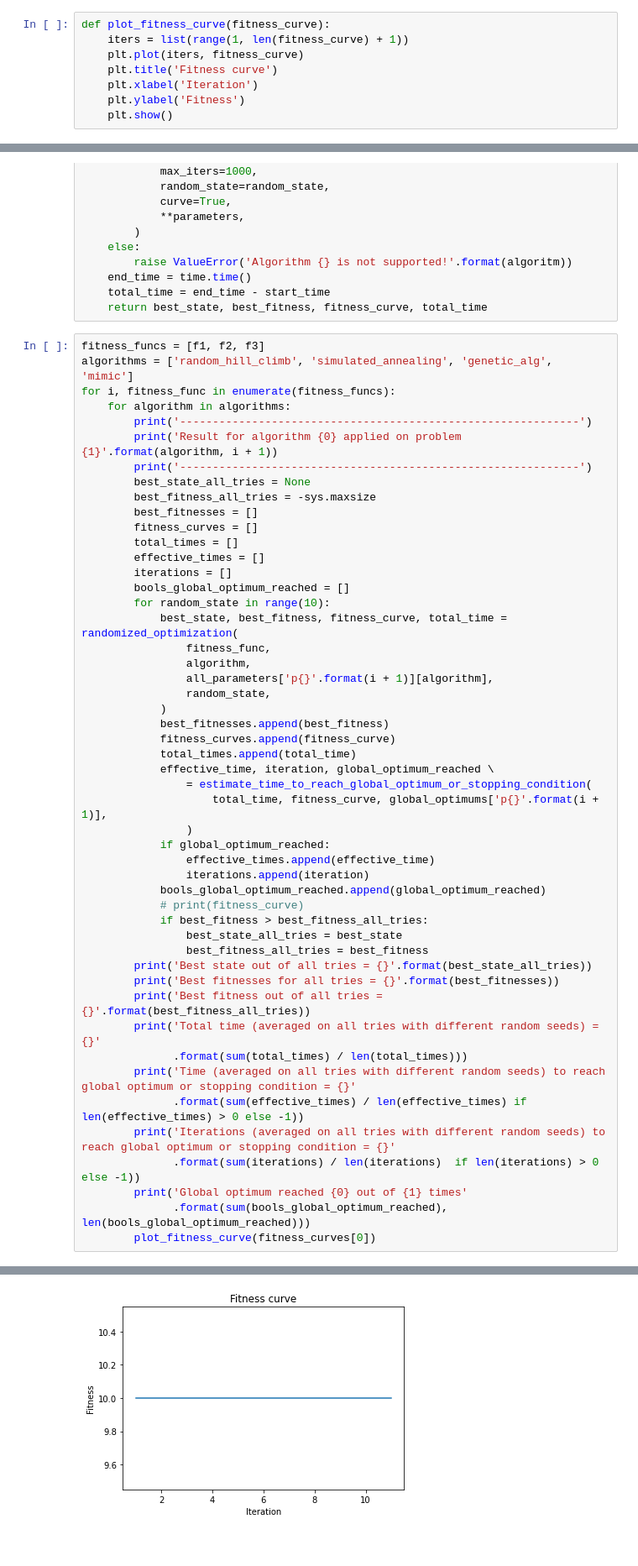
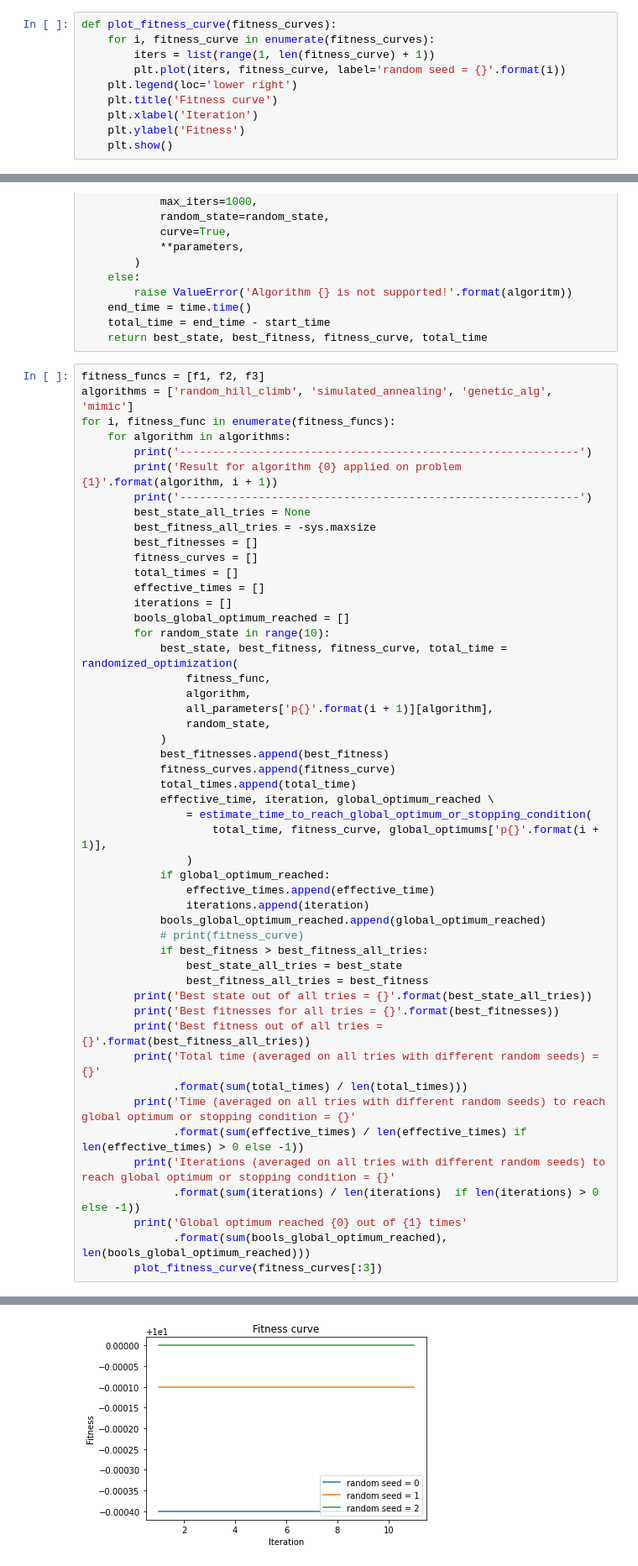
Before and after one commit to yujing1004/cs7641, a Jupyter notebook: assignment2/randomized_optimization.ipynb, the cells around one changed output, grey strips where cells are left out. Shown at 84% size. Cells and saved outputs as stored; diff of their text form.

Commit message:
PLot multiple lines for different random seeds

```diff
--- a/assignment2/randomized_optimization.ipynb
+++ b/assignment2/randomized_optimization.ipynb
@@ -119,9 +119,11 @@ f3 = mlrose.Knapsack(weights, values, max_weight_pct)
 # %% [markdown]
 ## Apply each algorithm on each problem
 # %%
-def plot_fitness_curve(fitness_curve):
-    iters = list(range(1, len(fitness_curve) + 1))
-    plt.plot(iters, fitness_curve)
+def plot_fitness_curve(fitness_curves):
+    for i, fitness_curve in enumerate(fitness_curves):
+        iters = list(range(1, len(fitness_curve) + 1))
+        plt.plot(iters, fitness_curve, label='random seed = {}'.format(i))
+    plt.legend(loc='lower right')
     plt.title('Fitness curve')
     plt.xlabel('Iteration')
     plt.ylabel('Fitness')
@@ -302,7 +304,7 @@ for i, fitness_func in enumerate(fitness_funcs):
               .format(sum(iterations) / len(iterations)  if len(iterations) > 0 else -1))
         print('Global optimum reached {0} out of {1} times'
               .format(sum(bools_global_optimum_reached), len(bools_global_optimum_reached)))
-        plot_fitness_curve(fitness_curves[0])
+        plot_fitness_curve(fitness_curves[:3])
 # %% [output]
 -------------------------------------------------------------
 Result for algorithm random_hill_climb applied on problem 1
@@ -348,6 +350,6 @@ Time (averaged on all tries with different random seeds) to reach global optimum
 Iterations (averaged on all tries with different random seeds) to reach global optimum or stopping condition = 1.0
 Global optimum reached 2 out of 10 times
-[figure, old version]
+[figure, new version]
 -------------------------------------------------------------
 Result for algorithm random_hill_climb applied on problem 2
 -------------------------------------------------------------
```
Also changed, not shown: parts of 1 cell of this notebook.
